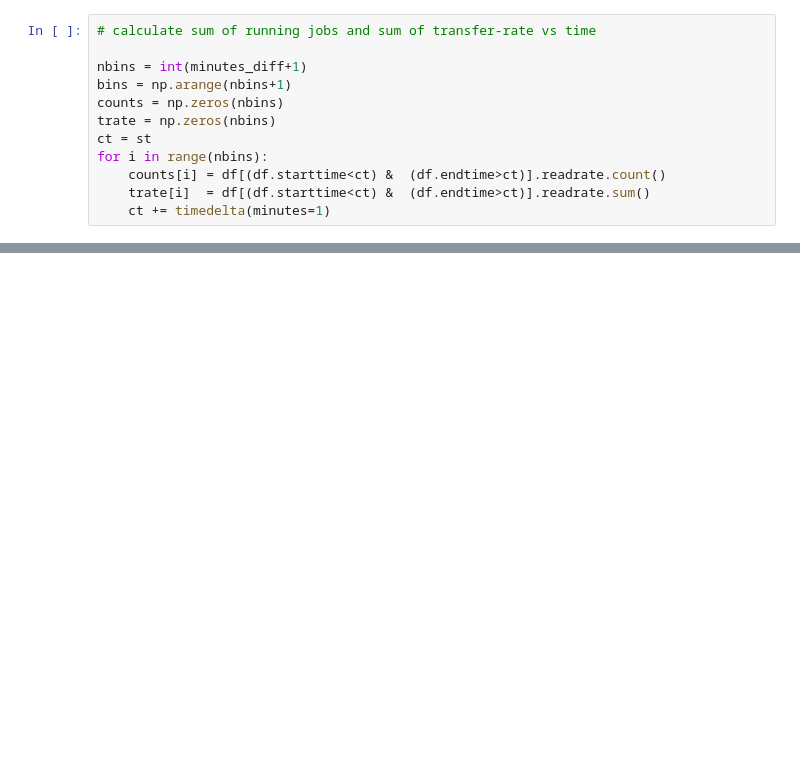
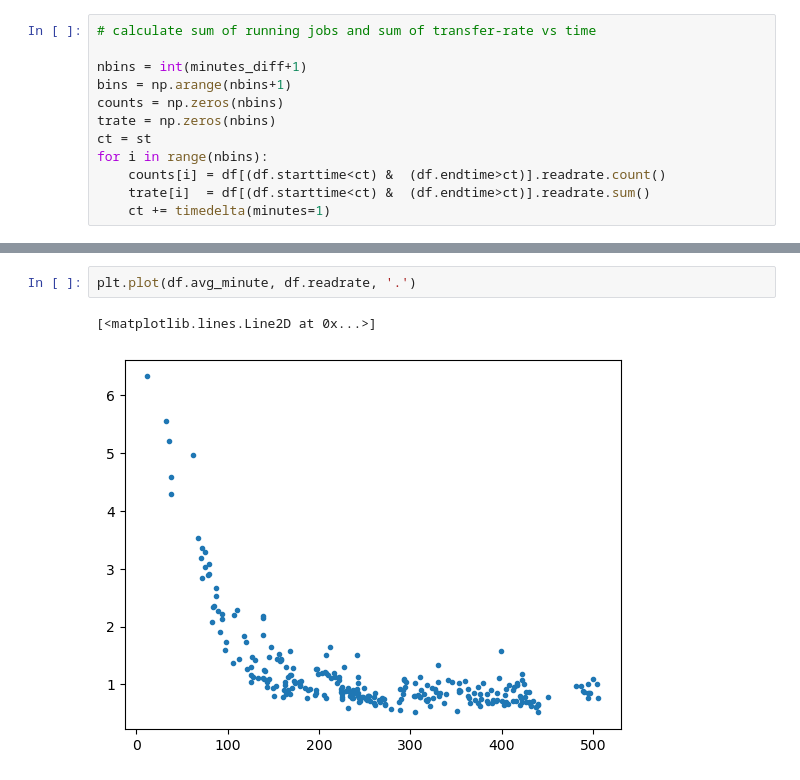
Before and after one commit to gdxd/hc_stress_test, a Jupyter notebook: AnalyzeBigpandalogs.ipynb, the cells around one changed output, grey strips where cells are left out. Cells and saved outputs as stored; diff of their text form; blank space fills up the shorter version.

```diff
--- a/AnalyzeBigpandalogs.ipynb
+++ b/AnalyzeBigpandalogs.ipynb
@@ -98,0 +146,5 @@ fig.suptitle('HC stress test transfers from panda job par');
+# %%
+plt.plot(df.avg_minute, df.readrate, '.')
+# %% [output]
+[<matplotlib.lines.Line2D at 0x...>]
+[figure, added]
```
Also changed, not shown: parts of 15 cells of this notebook.
